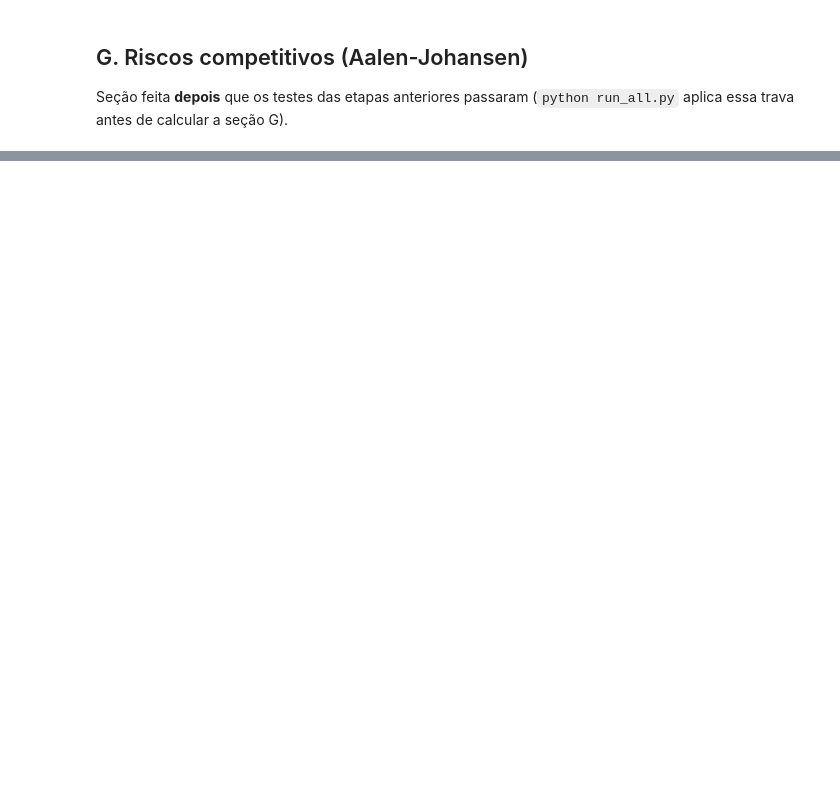
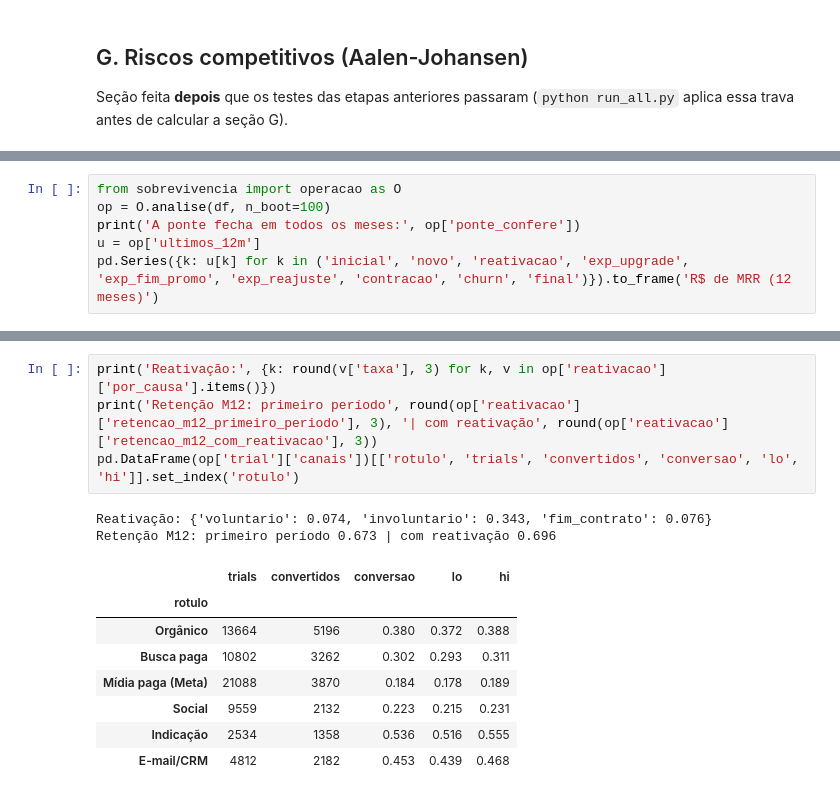
Before and after one commit to GabrielRangel101/survival-assinaturas, a Jupyter notebook: notebooks/02_analise.ipynb, the cells around one changed output, grey strips where cells are left out. Cells and saved outputs as stored; diff of their text form; blank space fills up the shorter version.

```diff
--- a/notebooks/02_analise.ipynb
+++ b/notebooks/02_analise.ipynb
@@ -260,0 +284,6 @@ display(Image(str(F.fig_riscos_competitivos(res_g, FIG))))
+# %%
+from sobrevivencia import operacao as O
+op = O.analise(df, n_boot=100)
+print('A ponte fecha em todos os meses:', op['ponte_confere'])
+u = op['ultimos_12m']
+pd.Series({k: u[k] for k in ('inicial', 'novo', 'reativacao', 'exp_upgrade', 'exp_fim_promo', 'exp_reajuste', 'contracao', 'churn', 'final')}).to_frame('R$ de MRR (12 meses)')
@@ -260,0 +315,15 @@ display(Image(str(F.fig_riscos_competitivos(res_g, FIG))))
+# %%
+print('Reativação:', {k: round(v['taxa'], 3) for k, v in op['reativacao']['por_causa'].items()})
+print('Retenção M12: primeiro período', round(op['reativacao']['retencao_m12_primeiro_periodo'], 3), '| com reativação', round(op['reativacao']['retencao_m12_com_reativacao'], 3))
+pd.DataFrame(op['trial']['canais'])[['rotulo', 'trials', 'convertidos', 'conversao', 'lo', 'hi']].set_index('rotulo')
+# %% [output]
+Reativação: {'voluntario': 0.074, 'involuntario': 0.343, 'fim_contrato': 0.076}
+Retenção M12: primeiro período 0.673 | com reativação 0.696
+|  | trials | convertidos | conversao | lo | hi |
+| rotulo |  |  |  |  |  |
+| Orgânico | 13664 | 5196 | 0.380 | 0.372 | 0.388 |
+| Busca paga | 10802 | 3262 | 0.302 | 0.293 | 0.311 |
+| Mídia paga (Meta) | 21088 | 3870 | 0.184 | 0.178 | 0.189 |
+| Social | 9559 | 2132 | 0.223 | 0.215 | 0.231 |
+| Indicação | 2534 | 1358 | 0.536 | 0.516 | 0.555 |
+| E-mail/CRM | 4812 | 2182 | 0.453 | 0.439 | 0.468 |
```
Also changed, not shown: parts of 30 cells of this notebook, 34 other files.
